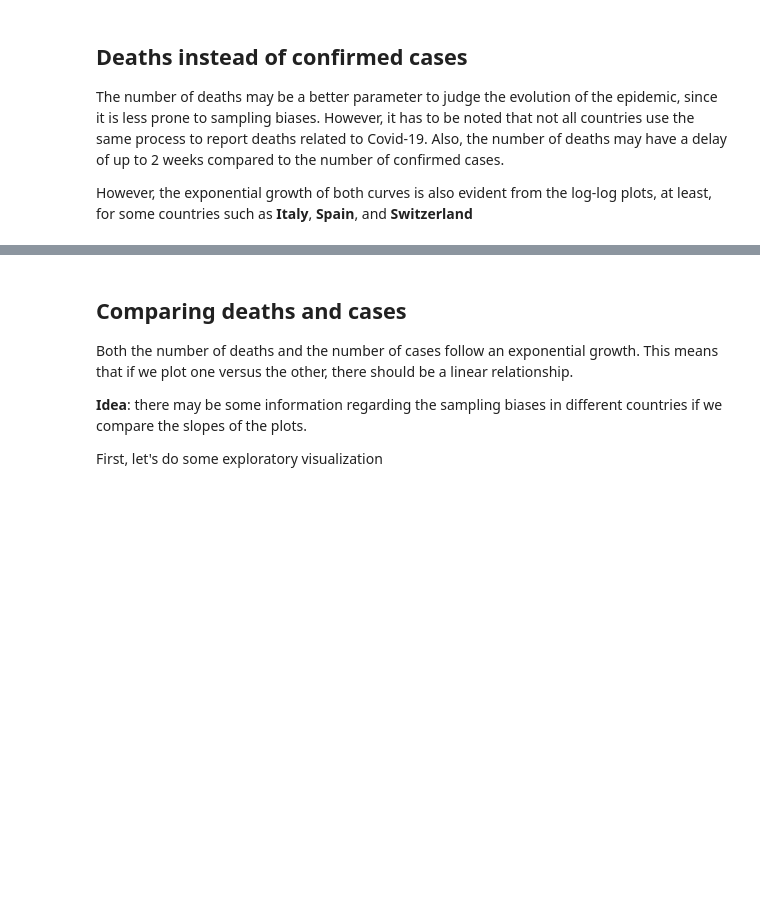
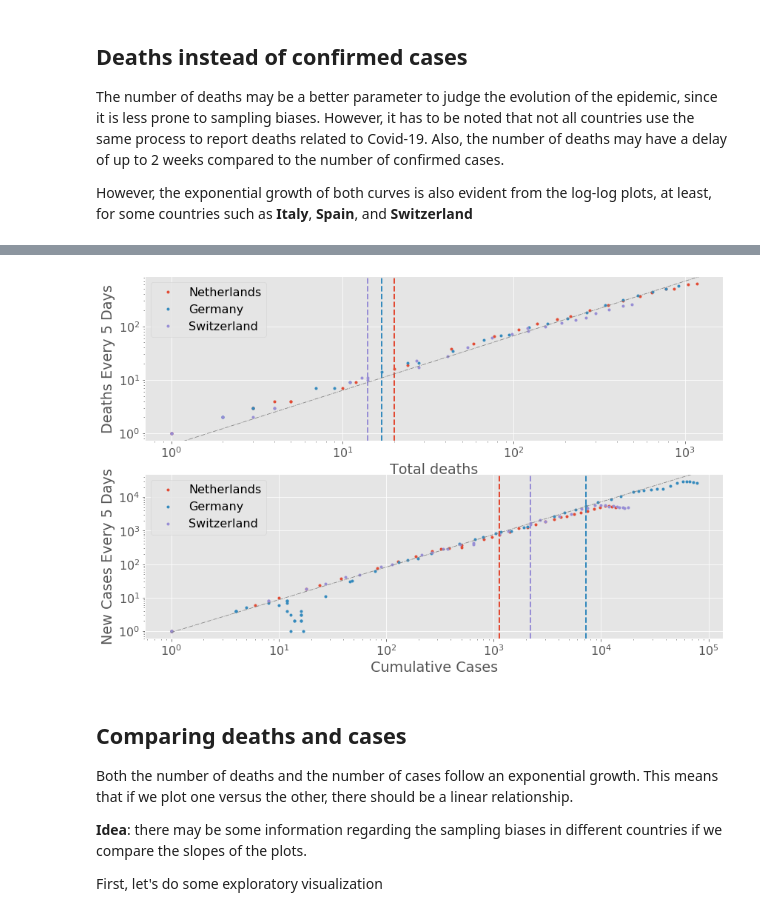
Before and after one commit to aquilesC/Covid-19-Jupyter-Notebook, a Jupyter notebook: Covid_Time_Series.ipynb, the cells around one changed output, grey strips where cells are left out. Saved outputs shown, nothing was run; the diff lists cells and outputs as text; code cells hidden in the pictures; blank space fills up the shorter version.

```diff
--- a/Covid_Time_Series.ipynb
+++ b/Covid_Time_Series.ipynb
@@ -780,3 +812,42 @@ if SAVE_FIGURES:
+# %%
+countries = ['Netherlands', 'Germany', 'Switzerland']
+fig, ax = plt.subplots(2, 1)
+for country in countries:
+    ax[0].plot(deaths_data[country], new_deads_5_days[country],  '.')
+    ax[1].plot(sick_data[country], new_cases_5_days[country],  '.')
+
+for i, country in enumerate(countries):
+    if country in lockdowns:
+        ld = deaths_data[country][lockdowns[country]]
+        ax[0].axvline(x=ld, linestyle='--', color=list(plt.rcParams['axes.prop_cycle'])[i]['color'])
+        ld = sick_data[country][lockdowns[country]]
+        ax[1].axvline(x=ld, linestyle='--', color=list(plt.rcParams['axes.prop_cycle'])[i]['color'])
+ax[0].set_ylabel('Deaths Every 5 Days')
+ax[0].set_xlabel('Total deaths')
+ax[0].set_yscale('log')
+ax[0].set_xscale('log')
+ax[0].legend(countries)
+xlim = ax[0].get_xlim()
+ylim = ax[0].get_ylim()
+ax[0].plot((1, 1E6), 10**np.polyval(us_deaths_fit, (0, 6)), '-.', linewidth=.8, color='grey')
+ax[0].set_xlim(xlim)
+ax[0].set_ylim(ylim)
+
+ax[1].set_ylabel('New Cases Every 5 Days')
+ax[1].set_xlabel('Cumulative Cases')
+ax[1].set_yscale('log')
+ax[1].set_xscale('log')
+xlim = ax[1].get_xlim()
+ylim = ax[1].get_ylim()
+ax[1].plot((1, 1E6), 10**np.polyval(us_fit, (0, 6)), '-.', linewidth=.8, color='grey')
+ax[1].set_xlim(xlim)
+ax[1].set_ylim(ylim)
+
+ax[1].legend(countries)
+if SAVE_FIGURES:
+    plt.savefig('Figures/Europe_Net_Ger_Swi_Deaths_Log_Log_New_Cumulative_5_days.png')
+# %% [output]
+[figure, added]
 # %% [markdown]
 ## Comparing deaths and cases
 Both the number of deaths and the number of cases follow an exponential growth. This means that if we plot one versus the other, there should be a linear relationship.
```
Also changed, not shown: parts of 16 cells of this notebook, 19 other files.
